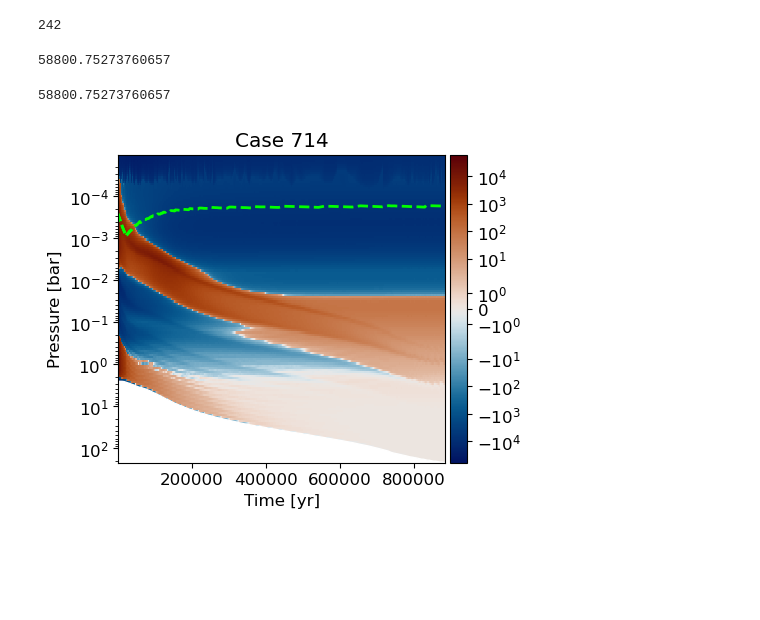
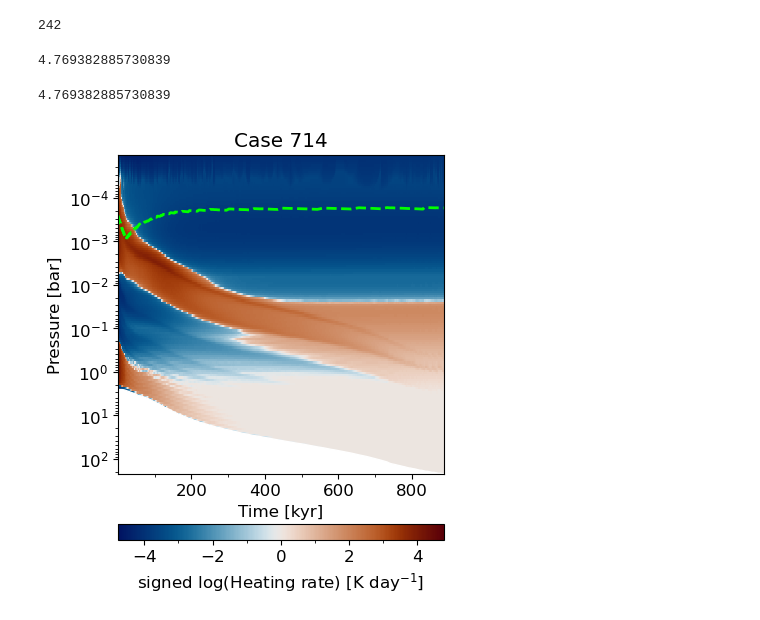
Before and after one commit to nichollsh/proteus_analysis, a Jupyter notebook: profile_over_time.ipynb, the cells around one changed output. Saved outputs shown, nothing was run; the diff lists cells and outputs as text; code cells hidden in the pictures; blank space fills up the shorter version.

```diff
--- a/profile_over_time.ipynb
+++ b/profile_over_time.ipynb
@@ -56,9 +58,19 @@ for i in range(2,nfiles,stride):
     dF = nc["fl_N"][1:]- nc["fl_N"][:-1]
     dP = nc["pl"][1:]  - nc["pl"][:-1]
     hr = (nc["gravity"][:] / nc["cp"] ) * (dF/dP) * 86400.0
-    zs.append(hr)
 
-    # zs.append(nc["rad_hr"])
+    hr_s = []
+    for j in range(len(hr)):
+        h = abs(hr[j])
+        if h < 1.0:
+            h = 0.0
+        else:
+            h = np.log10(h) * np.sign(hr[j])
+        hr_s.append(h)
+
+    # hr_s = np.log10(np.abs(hr)) * np.sign(hr)
+
+    zs.append(hr_s)
 
     ybot = max(ybot, np.amax(y))
     ytop = min(ytop, np.amin(y))
@@ -87,50 +99,58 @@ yi = np.logspace(np.log10(np.amin(y_plt)), np.log10(np.amax(y_plt)), 150)
 xi,yi = np.meshgrid(xi,yi)
 zi = griddata((x_plt,y_plt),z_plt,(xi,yi),method='linear', rescale=True, fill_value=np.nan)
 # %% [output]
-58800.75273760657
+4.769382885730839
 # %%
 # fig
 plt.close("all")
-fig,ax = plt.subplots(1,1, figsize=(4.5,4))
+fig,ax = plt.subplots(1,1, figsize=(4.2,5))
 
 pct_max = 100
 
 if pct_max < 99.99:
     extend="both"
     absz = np.percentile(np.abs(zs), pct_max)
 else:
     extend="neither"
 print(absz)
 
 # cmap
-norm = "symlog"
+norm = "linear"
 cmap = sci_colormaps["vik"]
 
+xscale = 1.0e-3
+
 # plot data
-cf = ax.pcolormesh(xi,yi,zi, norm=norm, cmap=cmap, rasterized=True, vmin=-absz, vmax=absz)
+cf = ax.pcolormesh(xi*xscale,yi,zi, norm=norm, cmap=cmap, rasterized=True, vmin=-absz, vmax=absz)
 
 # plot decorations
-x_1d = np.array(xs).T[0]
+x_1d = np.array(xs).T[0]*xscale
 ax.plot(x_1d, rs, lw=2, color='lime', linestyle='dashed')  # stratosphere level
 ax.fill_between(x_1d, np.ones(np.shape(x_1d))*1e99, np.array(ys).T[-1], color='white') # surface pressure
 
 # colorbar
-cax = make_axes_locatable(ax).append_axes('right', size='5%', pad=0.05)
-cbar = fig.colorbar(cf, cax=cax, orientation='vertical', extend=extend)
-# cbar.set_label(r"Heating rate [K day$^{-1}$]")
+# cax = make_axes_locatable(ax).append_axes('right', size='5%', pad=0.05)
+cax = make_axes_locatable(ax).append_axes('bottom', size='5%', pad=0.5)
+cbar = fig.colorbar(cf, cax=cax, orientation='horizontal', extend=extend)
+cbar.set_label(r"signed log(Heating rate) [K day$^{-1}$]")
+cbar.ax.xaxis.set_minor_locator(ticker.MultipleLocator(1))
 
 # configure
 case_num = int(case_dir.split("case_")[-1][:-1])
 ax.set_yscale("log")
+ax.set_xlabel("Time [kyr]")
+ax.xaxis.set_minor_locator(ticker.MultipleLocator(100))
+
+title = "Case %d"%case_num
+ax.set_title(title)
+
+ax.set_xlim(1e3*xscale, sorted_t[-1]*xscale)
+ax.set_ylim(ybot, ytop)
 ax.set_ylabel("Pressure [bar]")
-ax.set_xlabel("Time [yr]")
-ax.set_title("Case %d"%case_num)
-
-ax.set_xlim(1e3, sorted_t[-1])
-ax.set_ylim(ybot, ytop)
+# ax.set_yticklabels([])
 
 # save
-fig.savefig("output/recent_fluxdiff_%05d.pdf"%case_num, bbox_inches='tight', dpi=200)
+fig.savefig("output/recent_heat2d_%05d.pdf"%case_num, bbox_inches='tight', dpi=200)
 # %% [output]
-58800.75273760657
+4.769382885730839
-[figure, old version]
+[figure, new version]
```
Also changed, not shown: parts of 2 cells of this notebook, 1 other file.
